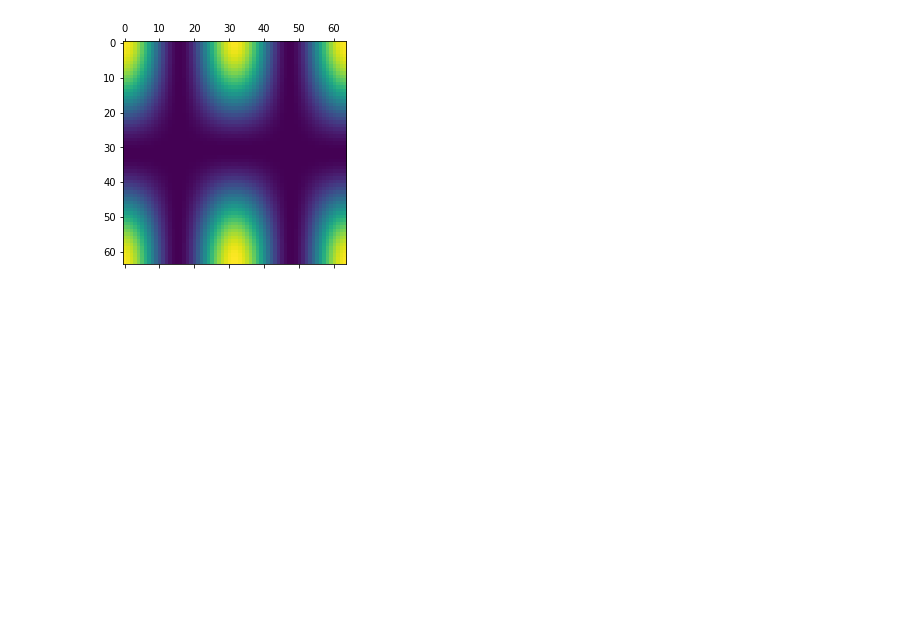
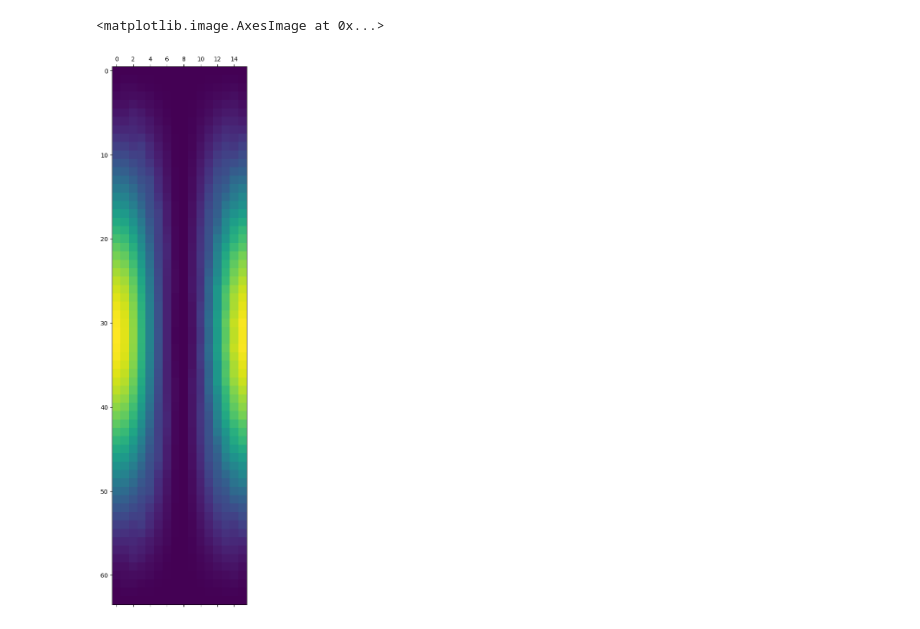
Before and after one commit to jli0108/quantum-diff-eq-ham-ebd, a Jupyter notebook: wave_equation.ipynb, the cells around one changed output. Saved outputs shown, nothing was run; the diff lists cells and outputs as text; code cells hidden in the pictures; blank space fills up the shorter version.

```diff
--- a/wave_equation.ipynb
+++ b/wave_equation.ipynb
@@ -17,3 +19,6 @@ x_vals = np.linspace(-1, 1, N)
 # %%
 psi_0 = np.zeros(qubits)
-psi_0[:N] = np.cos(np.pi * x_vals)
+psi_0[:N] = np.sin((np.pi * x_vals))
+
+plt.plot(x_vals, psi_0[:N], '-o')
+plt.show()
@@ -23,10 +30,13 @@ psi_0[:N] = np.cos(np.pi * x_vals)
 #     B[i,i] = 1
 #     B[i+1,i] = -1
 
-B = np.zeros((N,N))
-for i in range(N):
-    B[i,i] = 1
-    B[(i+1) % N,i] = -1
+B = np.zeros((N,N+1))
+B[0,0] = 1
+B[-1,-1] = 1
+for i in np.arange(1,N):
+    B[i-1,i] = 1
+    B[i,i] = -1
+
+B /= h
 # %%
-
-H = np.block([[np.zeros((N,N)), np.conj(B)],[B.T, np.zeros((N,N))]])
+H = np.block([[np.zeros((N,N)), np.conj(B)],[B.T, np.zeros((N+1,N+1))]])
@@ -33,14 +49,13 @@ H = np.block([[np.zeros((N,N)), np.conj(B)],[B.T, np.zeros((N,N))]])
 # %%
-T = 0.5
-num_times = 64
-psi = expm_multiply(-1j * H * N, psi_0, start=0, stop=T, num=num_times)
+
+psi = expm_multiply(-1j * H, psi_0, start=0, stop=T, num=num_times)
 # %%
 dist = np.abs(psi[:,:N]) ** 2
 # %%
-plt.matshow(dist)
-plt.show()
+plt.matshow(dist.T)
 # %% [output]
+<matplotlib.image.AxesImage at 0x...>
-[figure, old version]
+[figure, new version]
 # %%
 for i in range(num_times):
     plt.plot(x_vals, dist[i], label="i")
```
Also changed, not shown: parts of 10 cells of this notebook, 2 other files.
